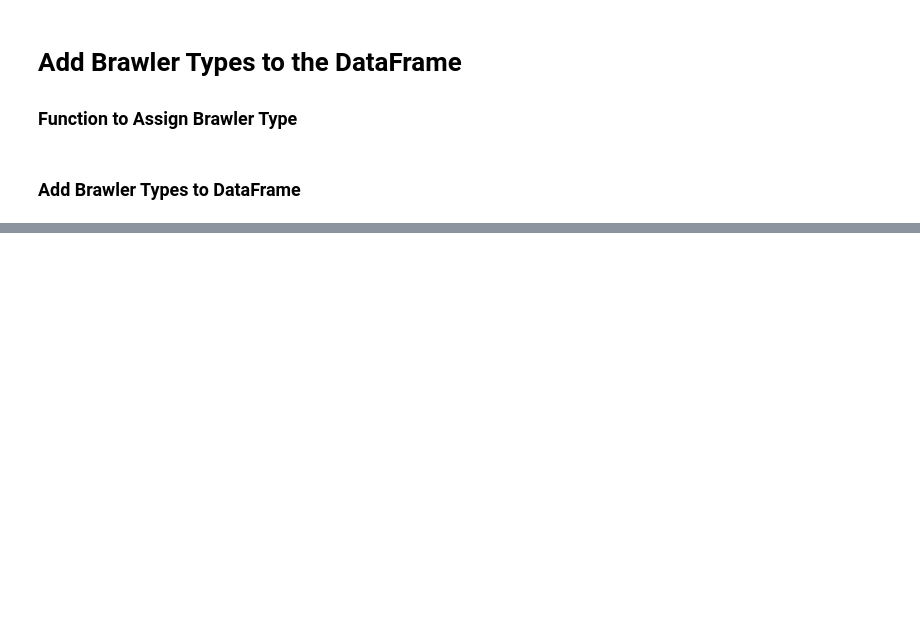
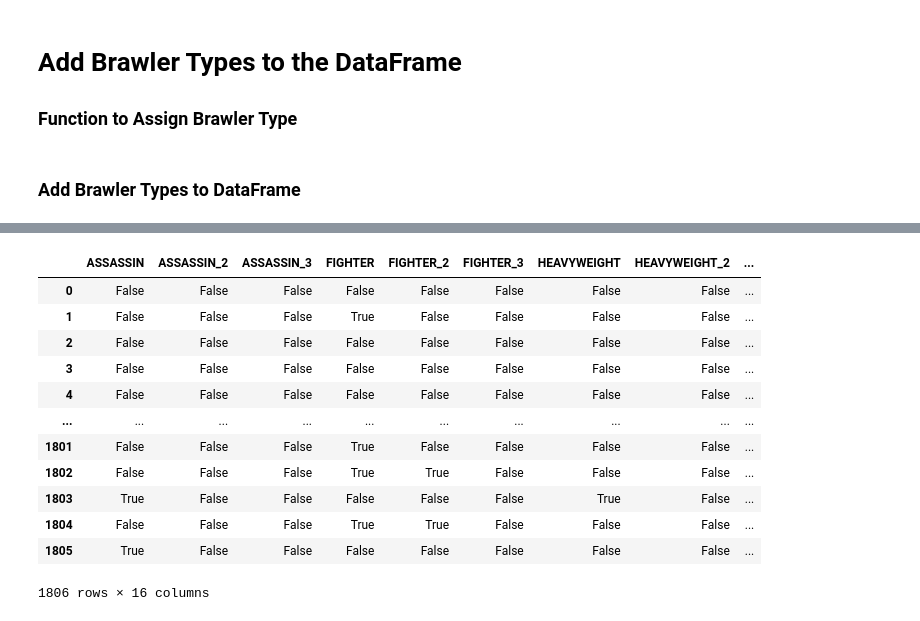
Before and after one commit to LouisBienz/Big-Data-Analytics, a Jupyter notebook: model4.ipynb, the cells around one changed output, grey strips where cells are left out. Drawn from its saved outputs; the diff is of its cells as text; code cells hidden in the pictures; blank space fills up the shorter version.

```diff
--- a/model4.ipynb
+++ b/model4.ipynb
@@ -265,0 +131,19 @@ frequent_itemsets_winner[ (frequent_itemsets_winner['length'] >= 3) ].sort_value
+# %%
+te = TransactionEncoder()
+te_ary = te.fit(combinations).transform(combinations)
+df_fixed_mapFreqSetsCombinations = pd.DataFrame(te_ary, columns=te.columns_)
+df_fixed_mapFreqSetsCombinations
+# %% [output]
+|  | ASSASSIN | ASSASSIN_2 | ASSASSIN_3 | FIGHTER | FIGHTER_2 | FIGHTER_3 | HEAVYWEIGHT | HEAVYWEIGHT_2 | ... |
+| 0 | False | False | False | False | False | False | False | False | ... |
+| 1 | False | False | False | True | False | False | False | False | ... |
+| 2 | False | False | False | False | False | False | False | False | ... |
+| 3 | False | False | False | False | False | False | False | False | ... |
+| 4 | False | False | False | False | False | False | False | False | ... |
+| ... | ... | ... | ... | ... | ... | ... | ... | ... | ... |
+| 1801 | False | False | False | True | False | False | False | False | ... |
+| 1802 | False | False | False | True | True | False | False | False | ... |
+| 1803 | True | False | False | False | False | False | True | False | ... |
+| 1804 | False | False | False | True | True | False | False | False | ... |
+| 1805 | True | False | False | False | False | False | False | False | ... |
+1806 rows × 16 columns
```
Also changed, not shown: parts of 52 cells of this notebook.
